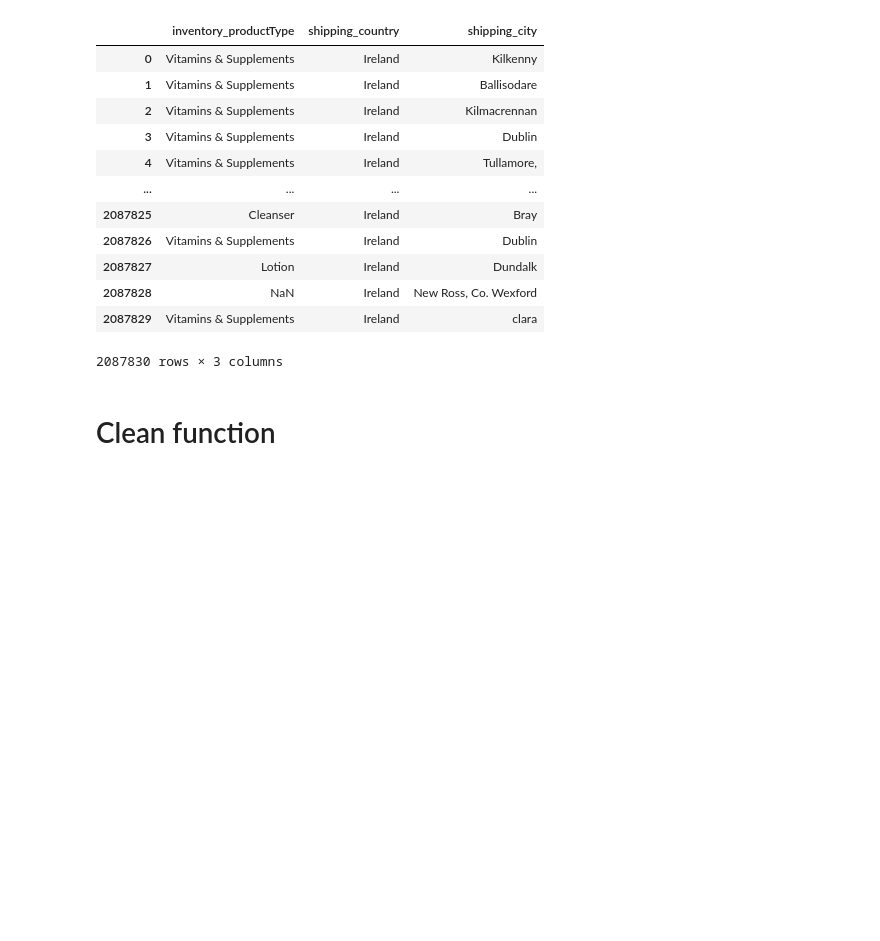
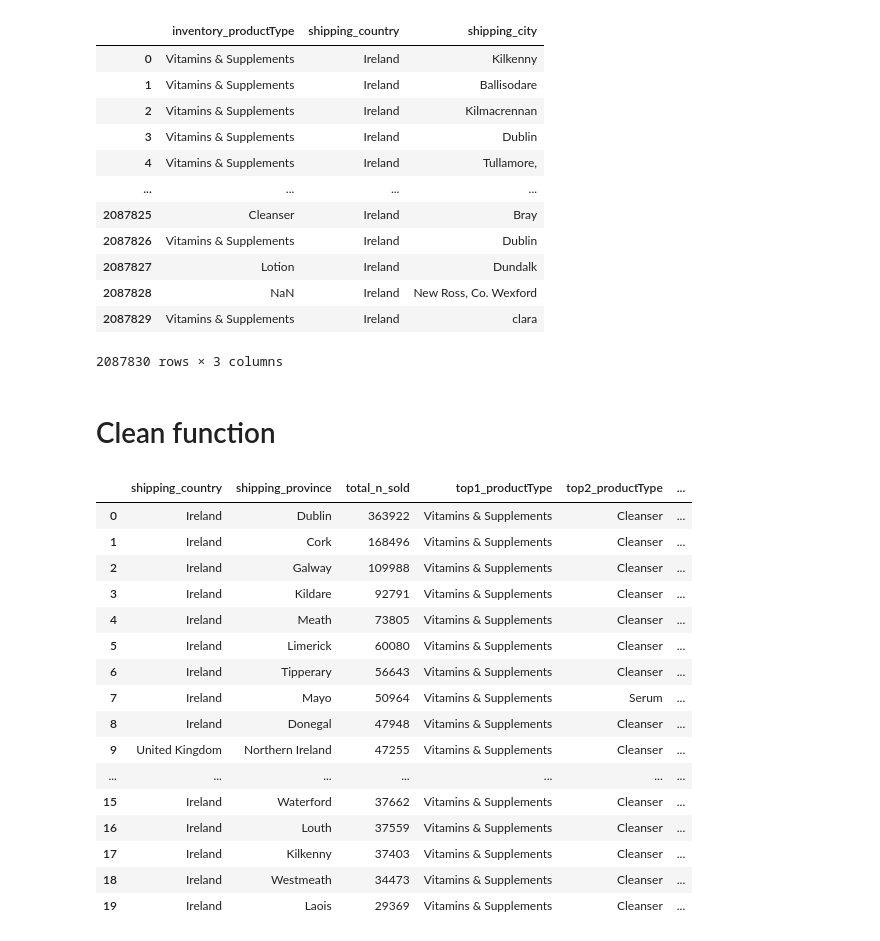
Before and after one commit to VincentGefflaut/iterate-hackathon, a Jupyter notebook: data_analysis/data_analysis_online_Titouan.ipynb, the cells around one changed output. Cells and saved outputs as stored; diff of their text form; code cells hidden in the pictures; blank space fills up the shorter version.

Commit message:
fixed clean online script

```diff
--- a/data_analysis_online_Titouan.ipynb
+++ b/data_analysis/data_analysis_online_Titouan.ipynb
@@ -379,7 +379,7 @@ def format_online_data_full(path_orders, path_order_line_items, path_inventory_p
     inventory_products_df = pd.read_csv(path_inventory_products)
 
     merged_df = (
-        orders[["order_id", "shipping_city", "shipping_country"]]
+        orders[["order_id", "shipping_province", "shipping_country"]]
         .merge(order_line_items_df[["order_id", "product_id"]],
                on="order_id", how="left")
         .drop(columns=["order_id"])
@@ -390,13 +390,13 @@ def format_online_data_full(path_orders, path_order_line_items, path_inventory_p
         .merge(
             inventory_products_df[["inventory_id", "inventory_productType"]],
             left_on="product_id", right_on="inventory_id", how="left"
-        )[["inventory_productType", "shipping_country", "shipping_city"]]
+        )[["inventory_productType", "shipping_country", "shipping_province"]]
     )
 
     # Counts per product type
     counts = (
         merged_df_2
-        .groupby(["shipping_country", "shipping_city", "inventory_productType"])
+        .groupby(["shipping_country", "shipping_province", "inventory_productType"])
         .size()
         .reset_index(name="n_sold")
     )
@@ -404,15 +404,15 @@ def format_online_data_full(path_orders, path_order_line_items, path_inventory_p
     # Top-3 per location
     top3 = (
         counts
-        .sort_values(["shipping_country", "shipping_city", "n_sold"],
+        .sort_values(["shipping_country", "shipping_province", "n_sold"],
                      ascending=[True, True, False])
-        .groupby(["shipping_country", "shipping_city"])
+        .groupby(["shipping_country", "shipping_province"])
         .head(3)
     )
 
     top3["rank"] = (
         top3
-        .groupby(["shipping_country", "shipping_city"])["n_sold"]
+        .groupby(["shipping_country", "shipping_province"])["n_sold"]
         .rank(method="first", ascending=False)
         .astype(int)
     )
@@ -420,7 +420,7 @@ def format_online_data_full(path_orders, path_order_line_items, path_inventory_p
     # Pivot to wide format
     wide = (
         top3
-        .pivot(index=["shipping_country", "shipping_city"],
+        .pivot(index=["shipping_country", "shipping_province"],
                columns="rank",
                values="inventory_productType")
         .reset_index()
@@ -434,7 +434,7 @@ def format_online_data_full(path_orders, path_order_line_items, path_inventory_p
     # Total sold per location
     totals = (
         counts
-        .groupby(["shipping_country", "shipping_city"])["n_sold"]
+        .groupby(["shipping_country", "shipping_province"])["n_sold"]
         .sum()
         .reset_index(name="total_n_sold")
     )
@@ -442,7 +442,7 @@ def format_online_data_full(path_orders, path_order_line_items, path_inventory_p
     # Merge totals + top3
     full_df = (
         totals
-        .merge(wide, on=["shipping_country", "shipping_city"], how="left")
+        .merge(wide, on=["shipping_country", "shipping_province"], how="left")
         .sort_values("total_n_sold", ascending=False)
         .reset_index(drop=True)
     )
@@ -453,11 +453,11 @@ def format_online_data_full(path_orders, path_order_line_items, path_inventory_p
 def format_online_data_top20(full_df):
     return full_df.head(20)
 
-# ####Example usecase:
+####Example usecase:
 
-# path_orders = r"C:\Users\titou\Desktop\paris_hack\input_data\Online\orders.csv"
-# path_order_line_items= r"C:\Users\titou\Desktop\paris_hack\input_data\Online\order_line_items.csv"
-# path_inventory_products = r"C:\Users\titou\Desktop\paris_hack\input_data\Online\inventory_products.csv"
+path_orders = r"C:\Users\titou\Desktop\paris_hack\input_data\Online\orders.csv"
+path_order_line_items= r"C:\Users\titou\Desktop\paris_hack\input_data\Online\order_line_items.csv"
+path_inventory_products = r"C:\Users\titou\Desktop\paris_hack\input_data\Online\inventory_products.csv"
 
-# full = format_online_data_full(path_orders, path_order_line_items, path_inventory_products)
-# top20 = format_online_data_top20(full)
+full = format_online_data_full(path_orders, path_order_line_items, path_inventory_products)
+top20 = format_online_data_top20(full)
@@ -463,0 +467,20 @@ def format_online_data_top20(full_df):
+# %%
+top20
+# %% [output]
+|  | shipping_country | shipping_province | total_n_sold | top1_productType | top2_productType | ... |
+| 0 | Ireland | Dublin | 363922 | Vitamins & Supplements | Cleanser | ... |
+| 1 | Ireland | Cork | 168496 | Vitamins & Supplements | Cleanser | ... |
+| 2 | Ireland | Galway | 109988 | Vitamins & Supplements | Cleanser | ... |
+| 3 | Ireland | Kildare | 92791 | Vitamins & Supplements | Cleanser | ... |
+| 4 | Ireland | Meath | 73805 | Vitamins & Supplements | Cleanser | ... |
+| 5 | Ireland | Limerick | 60080 | Vitamins & Supplements | Cleanser | ... |
+| 6 | Ireland | Tipperary | 56643 | Vitamins & Supplements | Cleanser | ... |
+| 7 | Ireland | Mayo | 50964 | Vitamins & Supplements | Serum | ... |
+| 8 | Ireland | Donegal | 47948 | Vitamins & Supplements | Cleanser | ... |
+| 9 | United Kingdom | Northern Ireland | 47255 | Vitamins & Supplements | Cleanser | ... |
+| ... | ... | ... | ... | ... | ... | ... |
+| 15 | Ireland | Waterford | 37662 | Vitamins & Supplements | Cleanser | ... |
+| 16 | Ireland | Louth | 37559 | Vitamins & Supplements | Cleanser | ... |
+| 17 | Ireland | Kilkenny | 37403 | Vitamins & Supplements | Cleanser | ... |
+| 18 | Ireland | Westmeath | 34473 | Vitamins & Supplements | Cleanser | ... |
+| 19 | Ireland | Laois | 29369 | Vitamins & Supplements | Cleanser | ... |
```
Also changed, not shown: parts of 1 cell of this notebook, 1 other file.
